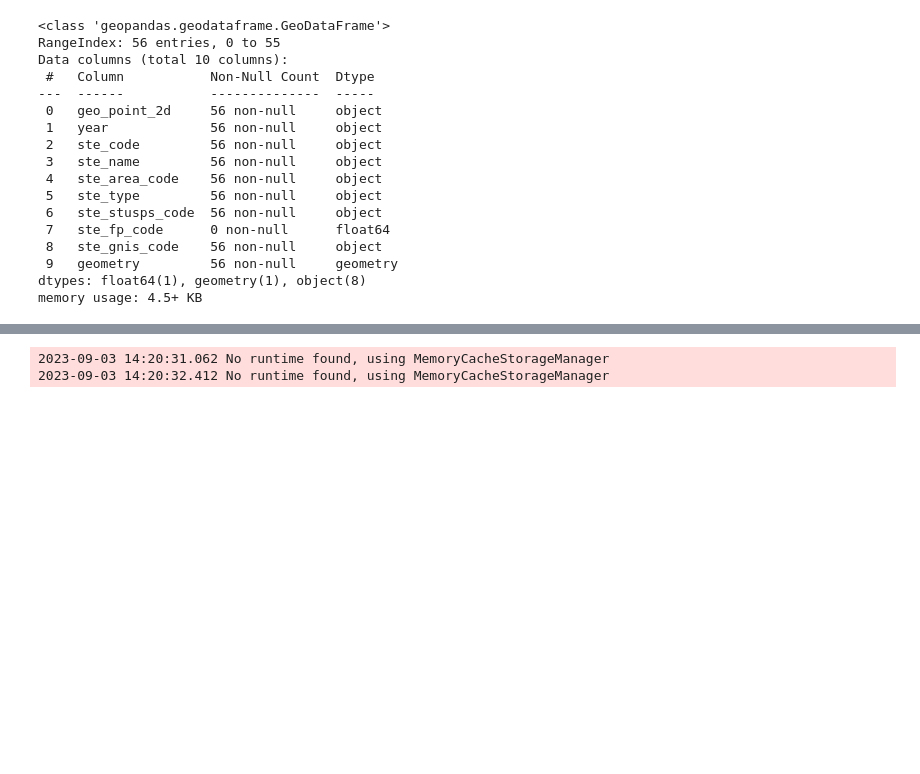
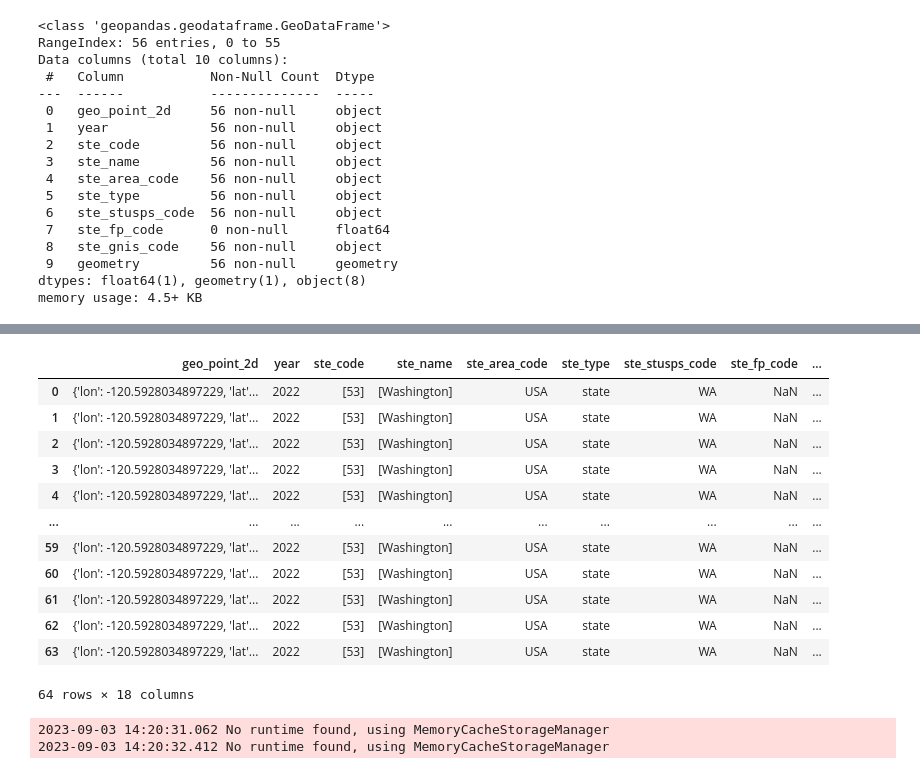
Before and after one commit to schellrw/streamlit_redfin, a Jupyter notebook: notebooks/nb.ipynb, the cells around one changed output, grey strips where cells are left out. Drawn from its saved outputs; the diff is of its cells as text; code cells hidden in the pictures; blank space fills up the shorter version.

```diff
--- a/notebooks/nb.ipynb
+++ b/notebooks/nb.ipynb
@@ -211,3 +251,22 @@ memory usage: 4.5+ KB
+# %%
+#Merge the housing market data and geojson file into one dataframe
+df_final = gdf.merge(hp_df, left_on="ste_stusps_code", right_on="state_code", how="outer").reset_index(drop=True)
+# %%
+df_final.head(64)
+# %% [output]
+|  | geo_point_2d | year | ste_code | ste_name | ste_area_code | ste_type | ste_stusps_code | ste_fp_code | ... |
+| 0 | {'lon': -120.5928034897229, 'lat'... | 2022 | [53] | [Washington] | USA | state | WA | NaN | ... |
+| 1 | {'lon': -120.5928034897229, 'lat'... | 2022 | [53] | [Washington] | USA | state | WA | NaN | ... |
+| 2 | {'lon': -120.5928034897229, 'lat'... | 2022 | [53] | [Washington] | USA | state | WA | NaN | ... |
+| 3 | {'lon': -120.5928034897229, 'lat'... | 2022 | [53] | [Washington] | USA | state | WA | NaN | ... |
+| 4 | {'lon': -120.5928034897229, 'lat'... | 2022 | [53] | [Washington] | USA | state | WA | NaN | ... |
+| ... | ... | ... | ... | ... | ... | ... | ... | ... | ... |
+| 59 | {'lon': -120.5928034897229, 'lat'... | 2022 | [53] | [Washington] | USA | state | WA | NaN | ... |
+| 60 | {'lon': -120.5928034897229, 'lat'... | 2022 | [53] | [Washington] | USA | state | WA | NaN | ... |
+| 61 | {'lon': -120.5928034897229, 'lat'... | 2022 | [53] | [Washington] | USA | state | WA | NaN | ... |
+| 62 | {'lon': -120.5928034897229, 'lat'... | 2022 | [53] | [Washington] | USA | state | WA | NaN | ... |
+| 63 | {'lon': -120.5928034897229, 'lat'... | 2022 | [53] | [Washington] | USA | state | WA | NaN | ... |
+64 rows × 18 columns
 # %%
 #Merge the housing market data and geojson file into one dataframe
 df_final = gdf.merge(hp_df, left_on="ste_stusps_code", right_on="state_code", how="outer").reset_index(drop=True)
```
Also changed, not shown: parts of 3 cells of this notebook, 1 other file.
